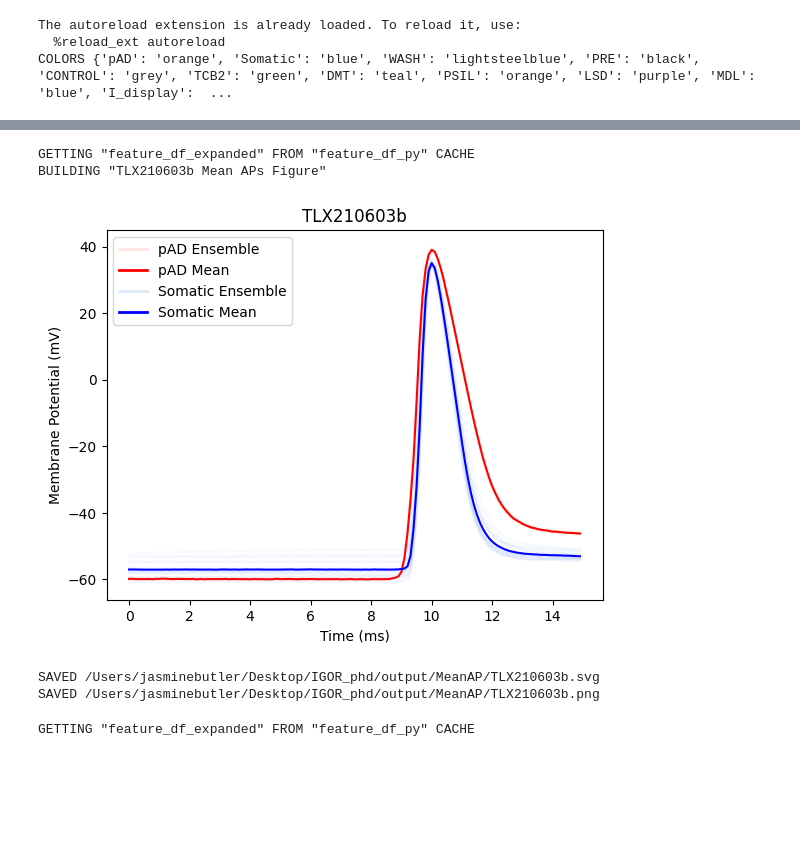
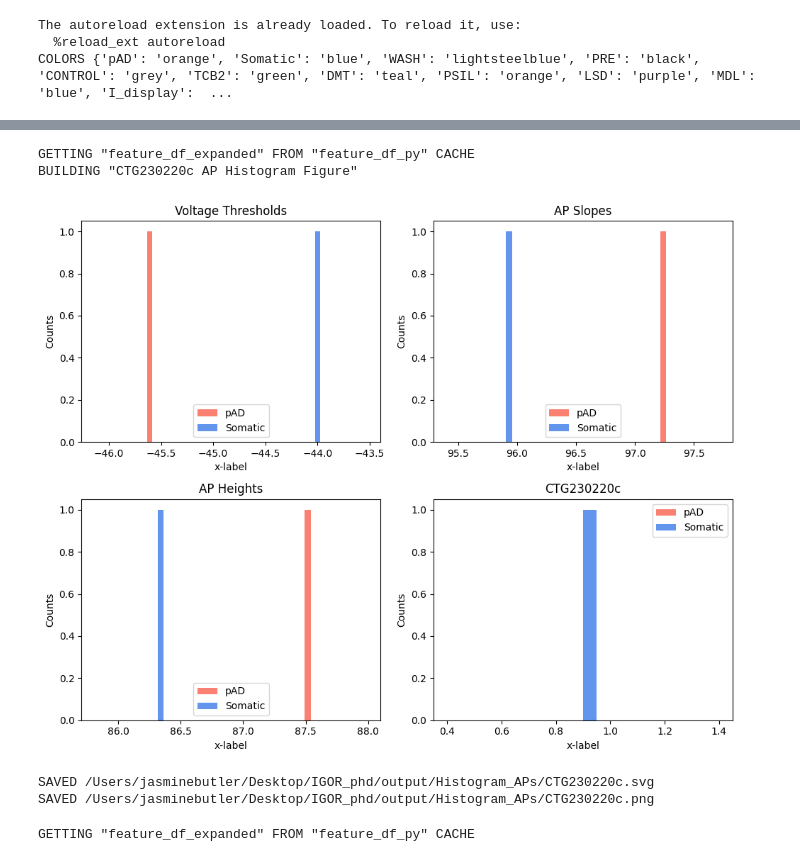
Before and after one commit to jjb-hub/IGOR_phd, a Jupyter notebook: PATCH_DADDY_thebook.ipynb, the cells around one changed output, grey strips where cells are left out. Drawn from its saved outputs; the diff is of its cells as text; code cells hidden in the pictures; blank space fills up the shorter version.

```diff
--- a/PATCH_DADDY_thebook.ipynb
+++ b/PATCH_DADDY_thebook.ipynb
@@ -87,25 +78,29 @@ SAVED /Users/jasminebutler/Desktop/IGOR_phd/output/DrugApplication/TLX230524a.pn
 # %%
 #pAD PLOTTING
 
-#NEED debuging
-# getorHistogramAPFig(filename, cell_ID_or_cell_df, from_scratch=True)
+#EXAMPLE USE
+# getorbuildHistogramAPFig(filename, cell_ID_or_cell_df, from_scratch=True)
+#BROKEN
 # getorbuildPhasePlotFig(filename, cell_ID_or_cell_df, from_scratch=True)
 # getorbuildPCAFig(filename, cell_ID_or_cell_df, from_scratch=None)
 # getorbuildRateOfDepolFig(filename, cell_ID_or_cell_df, from_scratch=None)
 
+
+#BROKEN ISH
 # getorbuildMeanAPFig(filename, cell_df, from_scratch=True) #cell_ID_or_cell_df
-getorbuildMeanAPFig(filename, 'TLX210603b', from_scratch=True) #cell_ID_or_cell_df
+#e.g.
+# getorbuildMeanAPFig(filename, 'TLX210328a', from_scratch=True) #cell_ID_or_cell_df
 #FIX ME: 'CTG230222a' , 'CTG230220c'
 #ONLY PLOTTING MEAN:  'TLX210328a'
 
 
-#fix for traces with no APs!
+getorbuildHistogramAPFig(filename, 'CTG230220c', from_scratch=True) #cell_ID_or_cell_df
 # %% [output]
 GETTING "feature_df_expanded" FROM "feature_df_py" CACHE
-BUILDING "TLX210603b Mean APs Figure"
+BUILDING "CTG230220c AP Histogram Figure"
-[figure, old version]
+[figure, new version]
-SAVED /Users/jasminebutler/Desktop/IGOR_phd/output/MeanAP/TLX210603b.svg
-SAVED /Users/jasminebutler/Desktop/IGOR_phd/output/MeanAP/TLX210603b.png
+SAVED /Users/jasminebutler/Desktop/IGOR_phd/output/Histogram_APs/CTG230220c.svg
+SAVED /Users/jasminebutler/Desktop/IGOR_phd/output/Histogram_APs/CTG230220c.png
 # %%
 #this function is dependant on values from feature_df_expanded
 #this will generate all plots that could also be gotten by getorbuildHistogram(finename, identifier) #FIX ME
```
Also changed, not shown: parts of 3 cells of this notebook, 5 other files.
